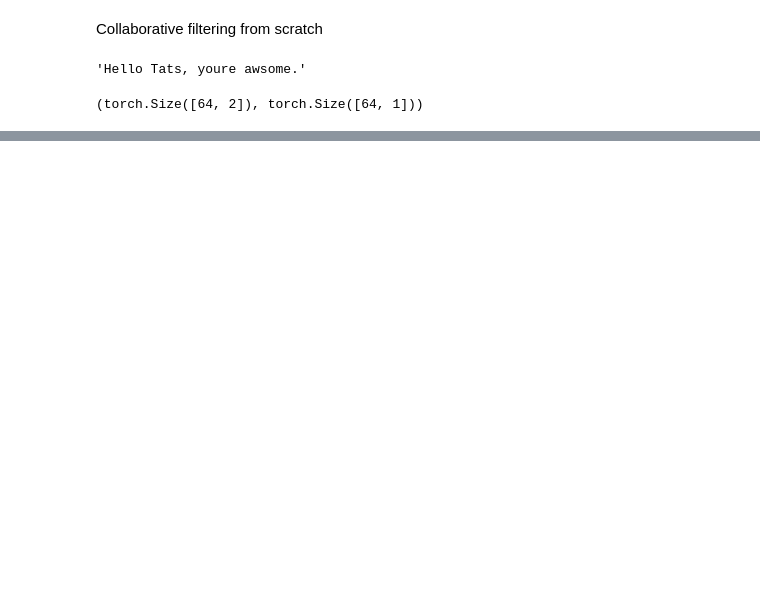
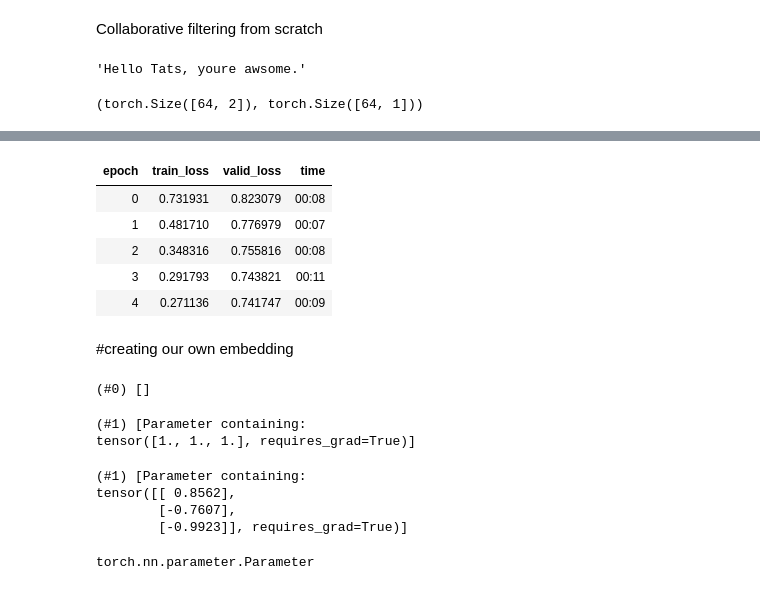
Before and after one commit to Evans-tats/recomendation_systems, a Jupyter notebook: collaborative_filtering.ipynb, the cells around one changed output, grey strips where cells are left out. Saved outputs shown, nothing was run; the diff lists cells and outputs as text; code cells hidden in the pictures; blank space fills up the shorter version.

```diff
--- a/collaborative_filtering.ipynb
+++ b/collaborative_filtering.ipynb
@@ -166,0 +167,43 @@ learn.fit_one_cycle(5, 5e-3)
+# %%
+model = DotProductBias(n_users, n_movies, 50)
+learn = Learner(dls, model, loss_func=MSELossFlat())
+learn.fit_one_cycle(5, 5e-3, wd=0.1)
+# %% [output]
+| epoch | train_loss | valid_loss | time |
+| 0 | 0.731931 | 0.823079 | 00:08 |
+| 1 | 0.481710 | 0.776979 | 00:07 |
+| 2 | 0.348316 | 0.755816 | 00:08 |
+| 3 | 0.291793 | 0.743821 | 00:11 |
+| 4 | 0.271136 | 0.741747 | 00:09 |
+# %% [markdown]
+#creating our own embedding
+# %%
+class T(Module):
+  def __init__(self): self.a = torch.ones(3)
+
+L(T().parameters())
+# %% [output]
+(#0) []
+# %%
+class T(Module):
+  def __init__(self): self.a = nn.Parameter(torch.ones(3))
+
+L(T().parameters())
+# %% [output]
+(#1) [Parameter containing:
+tensor([1., 1., 1.], requires_grad=True)]
+# %%
+class T(Module):
+  def __init__(self): self.a  = nn.Linear(1,3, bias=False)
+
+t = T()
+L(t.parameters())
+# %% [output]
+(#1) [Parameter containing:
+tensor([[ 0.8562],
+        [-0.7607],
+        [-0.9923]], requires_grad=True)]
+# %%
+type(t.a.weight)
+# %% [output]
+torch.nn.parameter.Parameter
```
Also changed, not shown: parts of 11 cells of this notebook.
